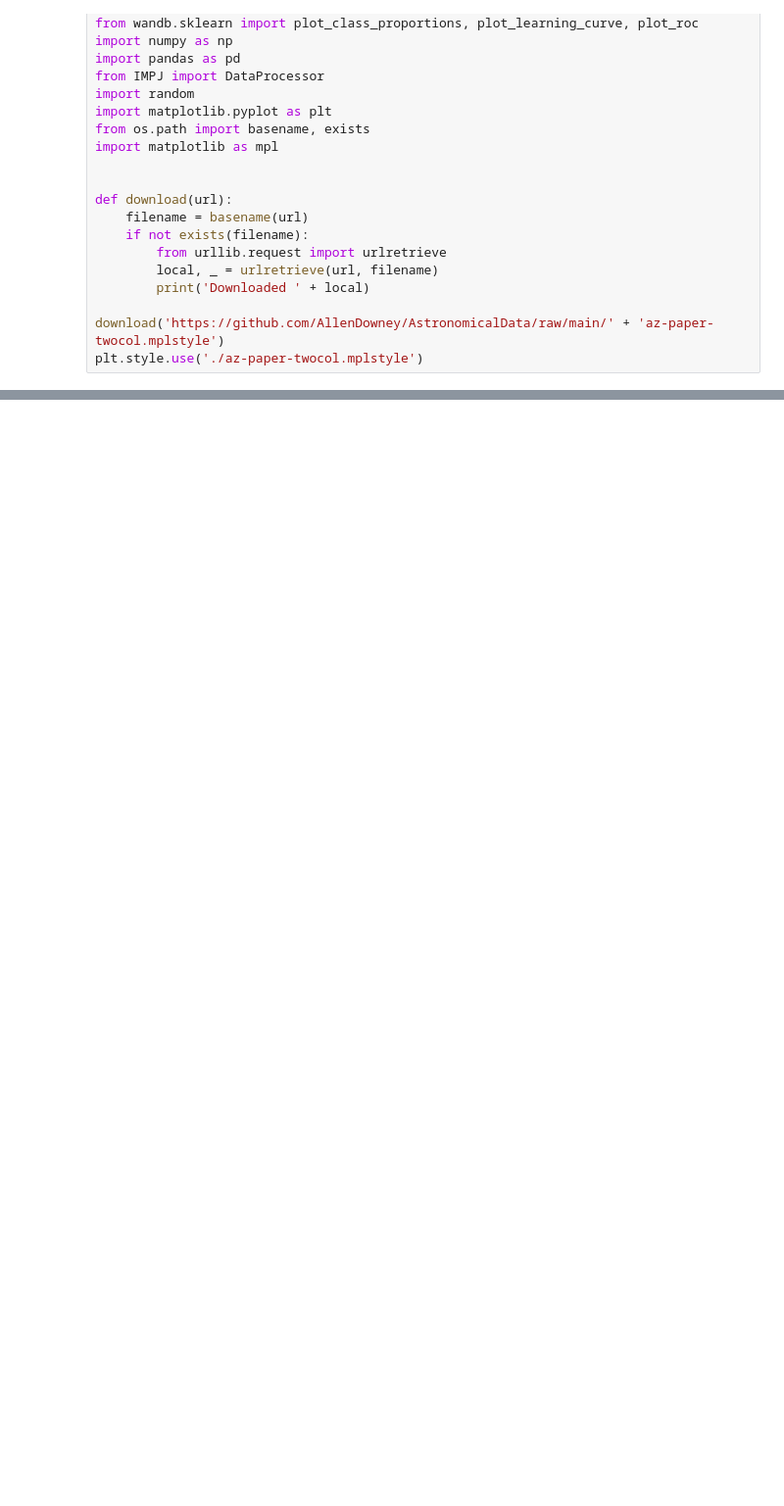
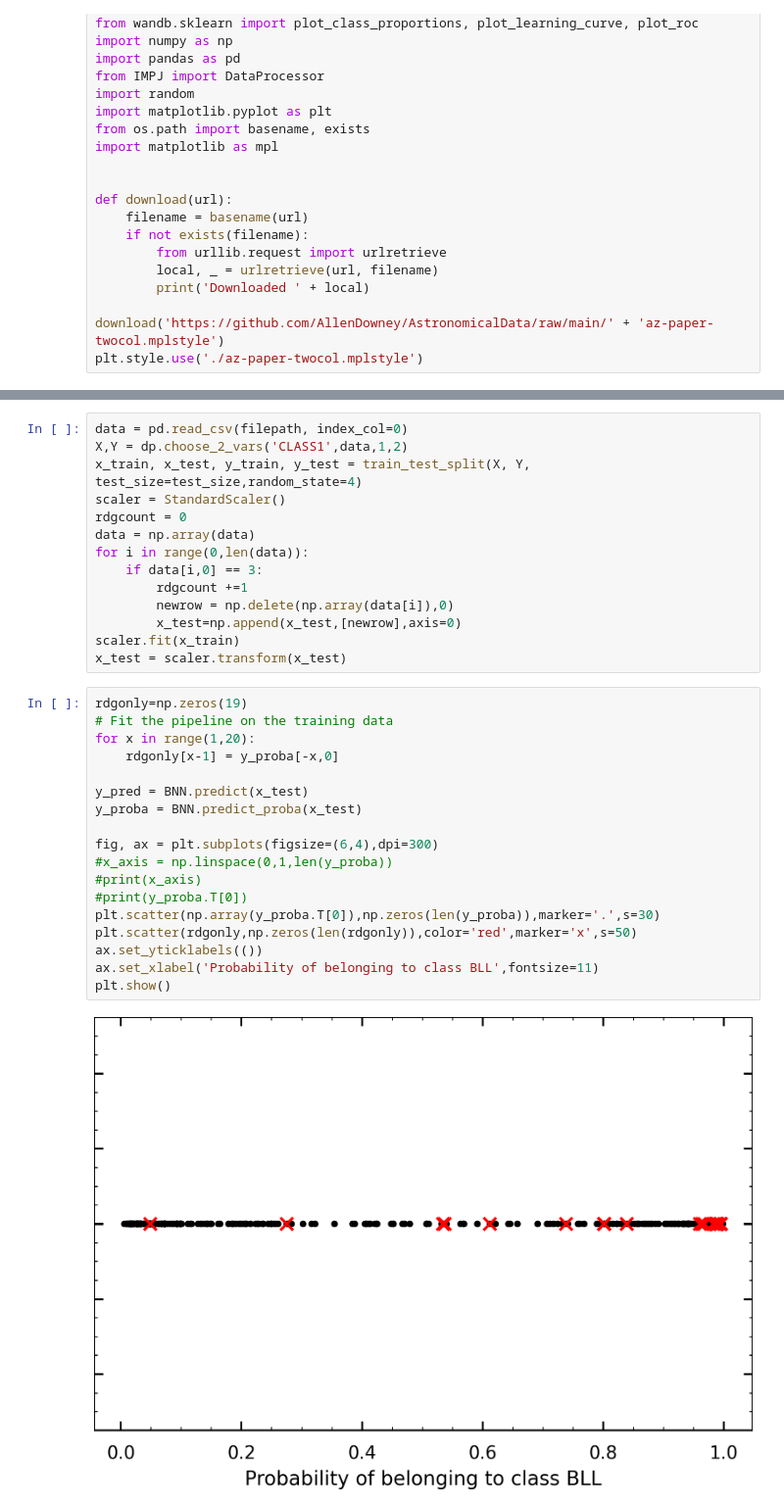
Before and after one commit to IoanPJ/Final_year_project_IMPJ, a Jupyter notebook: ML/Pipeline.ipynb, the cells around one changed output, grey strips where cells are left out. Shown at 98% size. Saved outputs shown, nothing was run; the diff lists cells and outputs as text; blank space fills up the shorter version.

```diff
--- a/ML/Pipeline.ipynb
+++ b/ML/Pipeline.ipynb
@@ -232,0 +224,34 @@ plt.show()
+# %%
+data = pd.read_csv(filepath, index_col=0)
+X,Y = dp.choose_2_vars('CLASS1',data,1,2)
+x_train, x_test, y_train, y_test = train_test_split(X, Y, test_size=test_size,random_state=4)
+scaler = StandardScaler()
+rdgcount = 0
+data = np.array(data)
+for i in range(0,len(data)):
+    if data[i,0] == 3:
+        rdgcount +=1
+        newrow = np.delete(np.array(data[i]),0)
+        x_test=np.append(x_test,[newrow],axis=0)
+scaler.fit(x_train)
+x_test = scaler.transform(x_test)
+# %%
+rdgonly=np.zeros(19)
+# Fit the pipeline on the training data
+for x in range(1,20):
+    rdgonly[x-1] = y_proba[-x,0]
+
+y_pred = BNN.predict(x_test)
+y_proba = BNN.predict_proba(x_test)
+
+fig, ax = plt.subplots(figsize=(6,4),dpi=300)
+#x_axis = np.linspace(0,1,len(y_proba))
+#print(x_axis)
+#print(y_proba.T[0])
+plt.scatter(np.array(y_proba.T[0]),np.zeros(len(y_proba)),marker='.',s=30)
+plt.scatter(rdgonly,np.zeros(len(rdgonly)),color='red',marker='x',s=50)
+ax.set_yticklabels(())
+ax.set_xlabel('Probability of belonging to class BLL',fontsize=11)
+plt.show()
+# %% [output]
+[figure, added]
```
Also changed, not shown: parts of 10 cells of this notebook, 32 other files.
